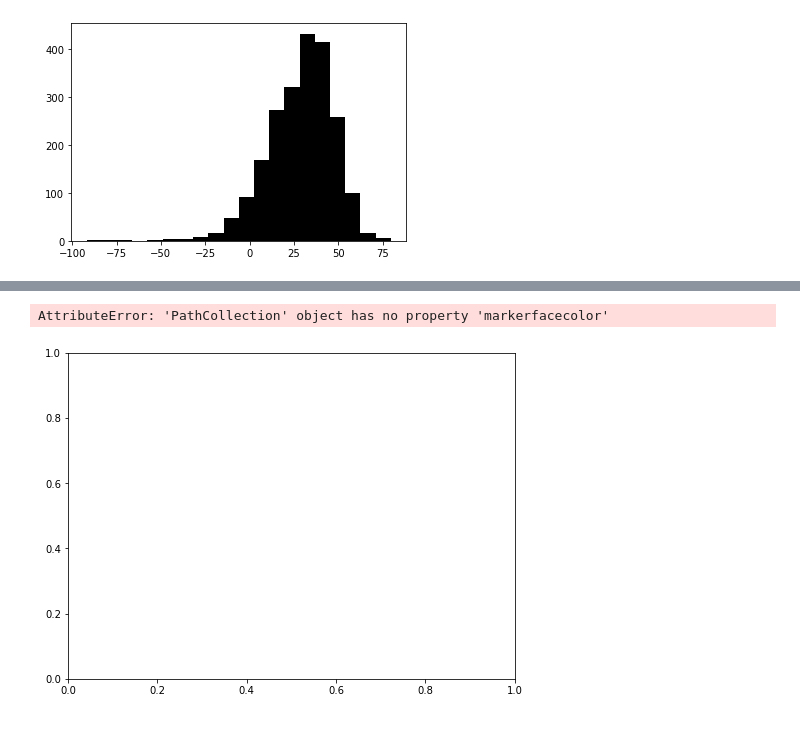
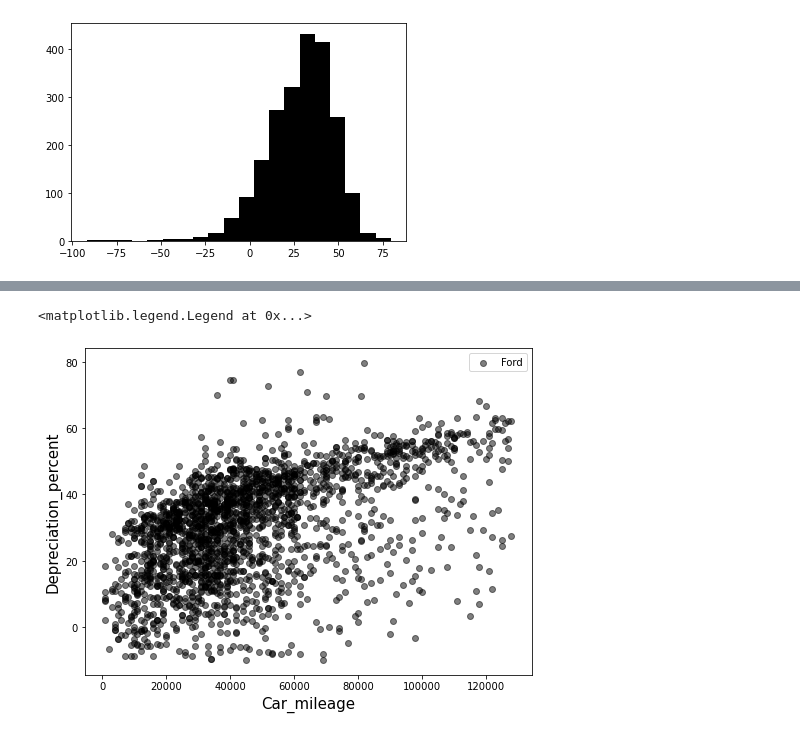
Before and after one commit to aabouie/CapStone1, a Jupyter notebook: EDA.ipynb, the cells around one changed output, grey strips where cells are left out. Drawn from its saved outputs; the diff is of its cells as text; code cells hidden in the pictures.

```diff
--- a/EDA.ipynb
+++ b/EDA.ipynb
@@ -18,12 +18,12 @@ df_NY_1['state'] = 'NY'
 df_NY_2 = pd.read_csv('Ford_NY_2.csv')
 df_NY_2['state'] = 'NY'
 ## California Data
-df_CA_1 = pd.read_csv('Ford_CA.csv')
-df_CA_1['state'] = 'CA'
+df_CA = pd.read_csv('Ford_CA.csv')
+df_CA['state']='CA'
 # %% [markdown]
 ### Merging/Cleaning all data
 # %%
-df = pd.concat([df_TX_1,df_TX_2,df_TX_3,df_NY_1,df_NY_2,df_CA_1],axis=0).reset_index(drop=True)
+df = pd.concat([df_TX_1,df_TX_2,df_TX_3,df_NY_1,df_NY_2,df_CA],axis=0).reset_index(drop=True)
 df.shape
 # %% [output]
 (2631, 14)
@@ -152,8 +137,9 @@ Name: car_model_year, dtype: int64
 # %%
 fig , ax = plt.subplots(figsize=(8,6))
-ax.scatter(x=df.car_mileage,y=df.depreciation_percent,alpha=0.5,c='k',marker='o',markerfacecolor='red');
+ax.scatter(x=df.car_mileage,y=df.depreciation_percent,alpha=0.5,c='k',label='Ford');
 ax.set_xlabel('Car_mileage',size=15);
 ax.set_ylabel('Depreciation_percent',size=15);
+ax.legend()
 # %% [output]
-AttributeError: 'PathCollection' object has no property 'markerfacecolor'
+<matplotlib.legend.Legend at 0x...>
-[figure, old version]
+[figure, new version]
```
Also changed, not shown: parts of 10 cells of this notebook.
